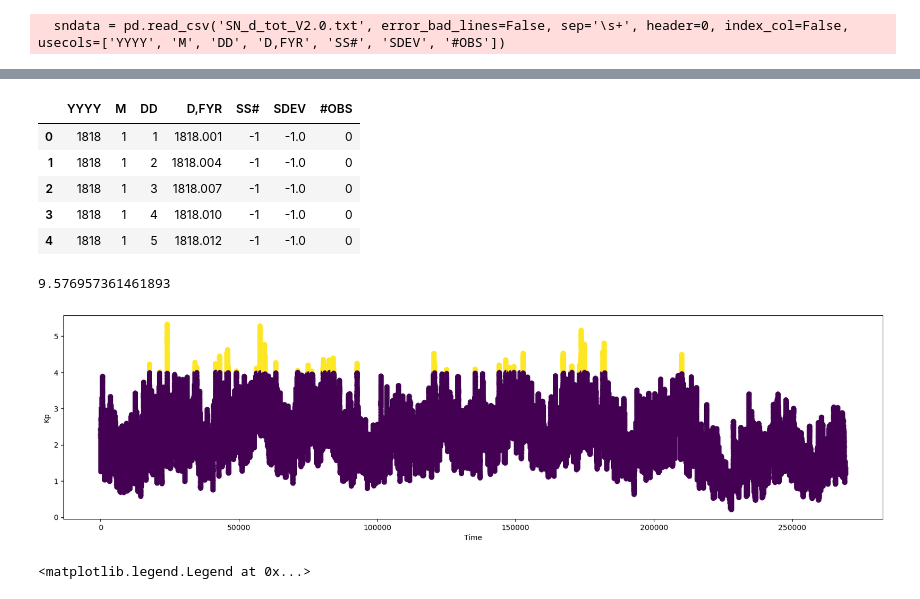
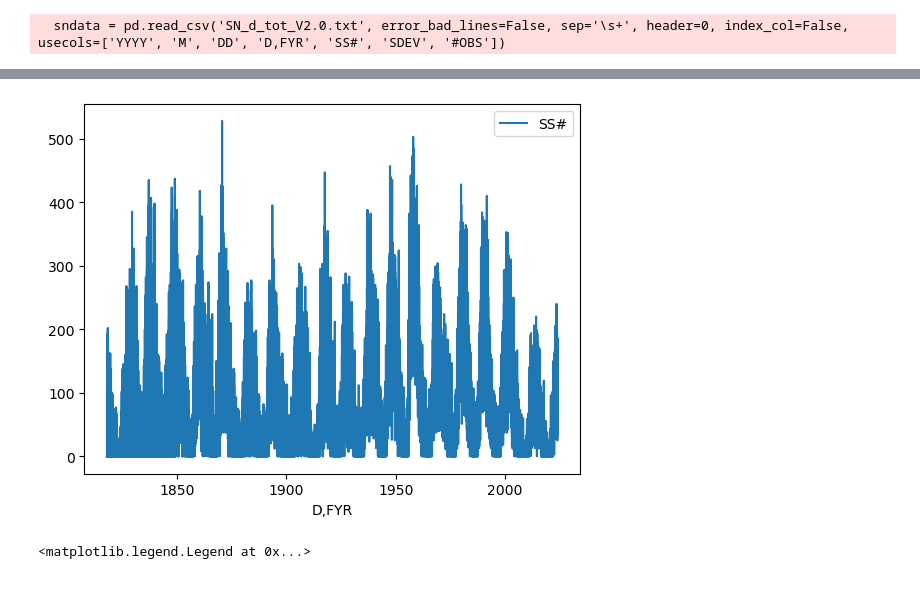
Before and after one commit to Jack-brewster/arctic-forecasting, a Jupyter notebook: analysis.ipynb, the cells around one changed output, grey strips where cells are left out. Cells and saved outputs as stored; diff of their text form; code cells hidden in the pictures.

```diff
--- a/analysis.ipynb
+++ b/analysis.ipynb
@@ -23,30 +14,9 @@ data.head()
-# %%
-sndata.head()
-# %% [output]
-|  | YYYY | M | DD | D,FYR | SS# | SDEV | #OBS |
-| 0 | 1818 | 1 | 1 | 1818.001 | -1 | -1.0 | 0 |
-| 1 | 1818 | 1 | 2 | 1818.004 | -1 | -1.0 | 0 |
-| 2 | 1818 | 1 | 3 | 1818.007 | -1 | -1.0 | 0 |
-| 3 | 1818 | 1 | 4 | 1818.010 | -1 | -1.0 | 0 |
-| 4 | 1818 | 1 | 5 | 1818.012 | -1 | -1.0 | 0 |
-# %%
-#amount of 'significant' data
-len(data[data['Kp'] > 4])* 100 / len(data)
-# %% [output]
-9.576957361461893
-# %%
-#Not super useful in the current form
-from matplotlib import pyplot as plt
-plt.figure(figsize=(20, 5))
-
-avgs = data['Kp'].rolling(100).mean()
-# plt.plot(data.index, data['Kp'].rolling(100).mean());
-# plt.scatter(data.index, data['Kp'].rolling(100).mean(), c=data['Kp']>6);
-plt.scatter(avgs.index, avgs, c=avgs>4);
-plt.ylabel('Kp');
-plt.xlabel('Time');
-# %% [output]
-[figure, removed]
+# %%
+#plot sndata SS# vs D,FYR as a line
+sndata.plot(x='D,FYR', y='SS#', kind='line')
+legend = ['Sunspot Number']
+# %% [output]
+[figure, added]
 # %%
 plt.figure(figsize=(20, 8))
 
```
Also changed, not shown: parts of 15 cells of this notebook.
